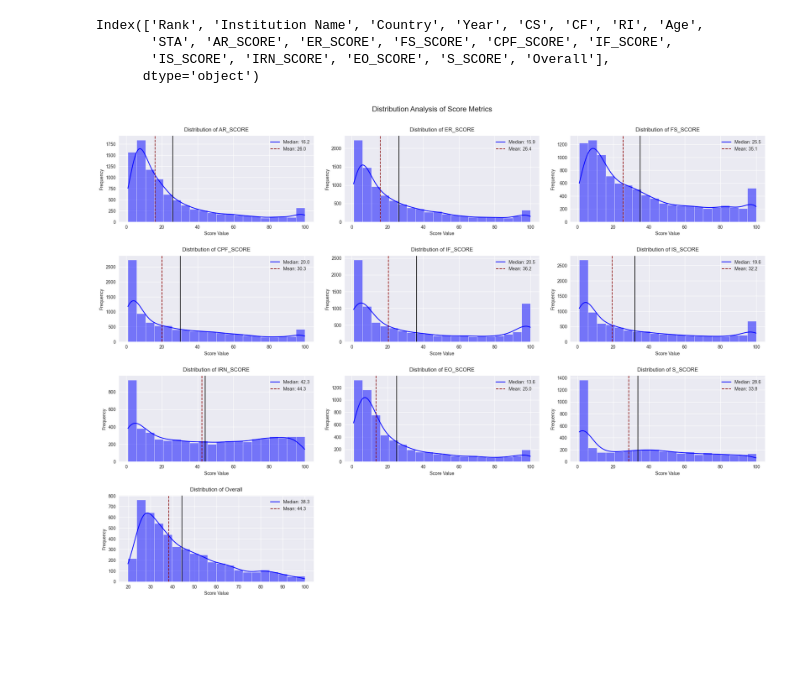
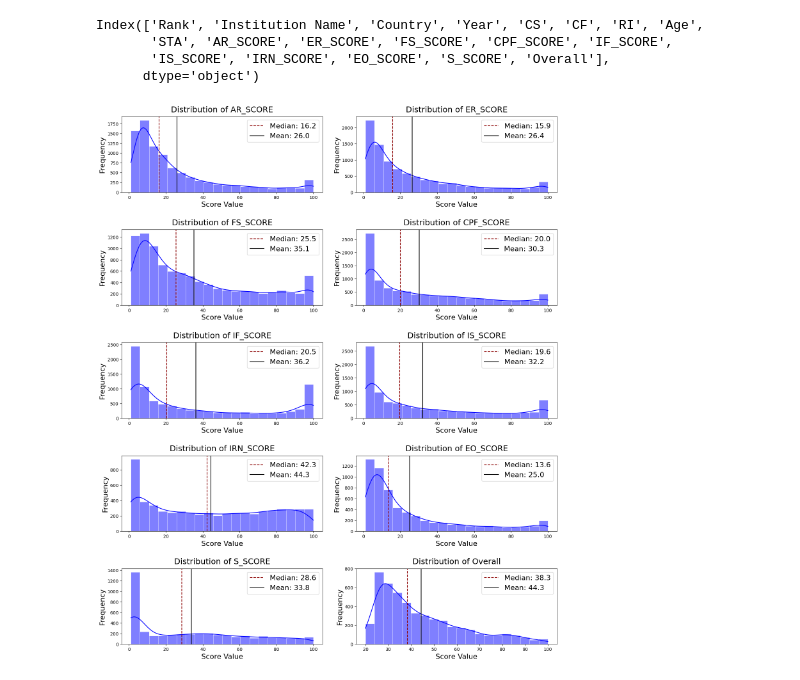
Before and after one commit to GZElysia/uni_ranking_analysis, a Jupyter notebook: Data_Cleaning_QS.ipynb, the cells around one changed output. Saved outputs shown, nothing was run; the diff lists cells and outputs as text; code cells hidden in the pictures; blank space fills up the shorter version.

```diff
--- a/Data_Cleaning_QS.ipynb
+++ b/Data_Cleaning_QS.ipynb
@@ -186,30 +186,32 @@ Index(['Rank', 'Institution Name', 'Country', 'Year', 'CS', 'CF', 'RI', 'Age',
        'IS_SCORE', 'IRN_SCORE', 'EO_SCORE', 'S_SCORE', 'Overall'],
       dtype='object')
 # %%
-plt.figure(figsize=(21, 15))
-plt.style.use('seaborn')
+plt.figure(figsize=(15, 18))
 
 for i, col in enumerate(score_columns, 1):
-    plt.subplot(4, 3, i)
+    plt.subplot(5, 2, i)
 
     sns.histplot(df[col], kde=True, bins=20, color='blue',
                 edgecolor='white', linewidth=0.5)
 
     median = df[col].median()
     mean = df[col].mean()
     plt.axvline(median, color='darkred', linestyle='--', linewidth=1.5)
     plt.axvline(mean, color='black', linestyle='-', linewidth=1.5)
 
-    plt.title(f'Distribution of {col}', fontsize=12, pad=10)
-    plt.xlabel('Score Value', fontsize=10)
-    plt.ylabel('Frequency', fontsize=10)
-    plt.legend([f'Median: {median:.1f}', f'Mean: {mean:.1f}'])
+    plt.title(f'Distribution of {col}', fontsize=18, pad=10)
+    plt.xlabel('Score Value', fontsize=16)
+    plt.ylabel('Frequency', fontsize=16)
+    plt.legend([plt.Line2D([0], [0], color='darkred', linestyle='--', linewidth=1.5),
+               plt.Line2D([0], [0], color='black', linestyle='-', linewidth=1.5)],
+               [f'Median: {median:.1f}', f'Mean: {mean:.1f}'],
+               fontsize=16)
 
 plt.tight_layout(pad=2.5)
-plt.suptitle('Distribution Analysis of Score Metrics', y=1.02, fontsize=16)
+# plt.suptitle('Distribution Analysis of Score Metrics', y=1.02, fontsize=20)
 plt.show()
 # %% [output]
-[figure, old version]
+[figure, new version]
 # %%
 # Box plot comparision
 plt.figure(figsize=(8, 6))
```
Also changed, not shown: parts of 2 cells of this notebook, 7 other files.
